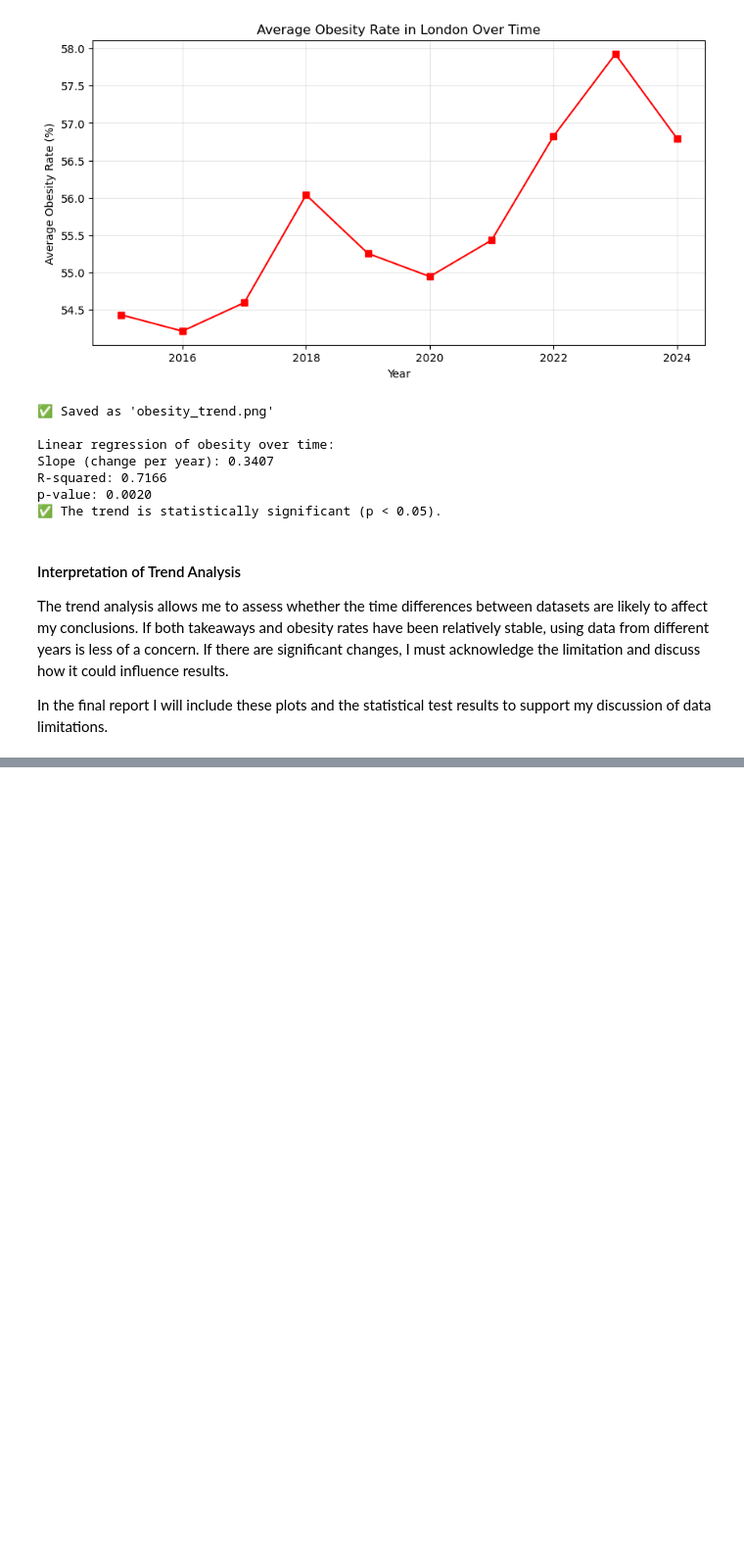
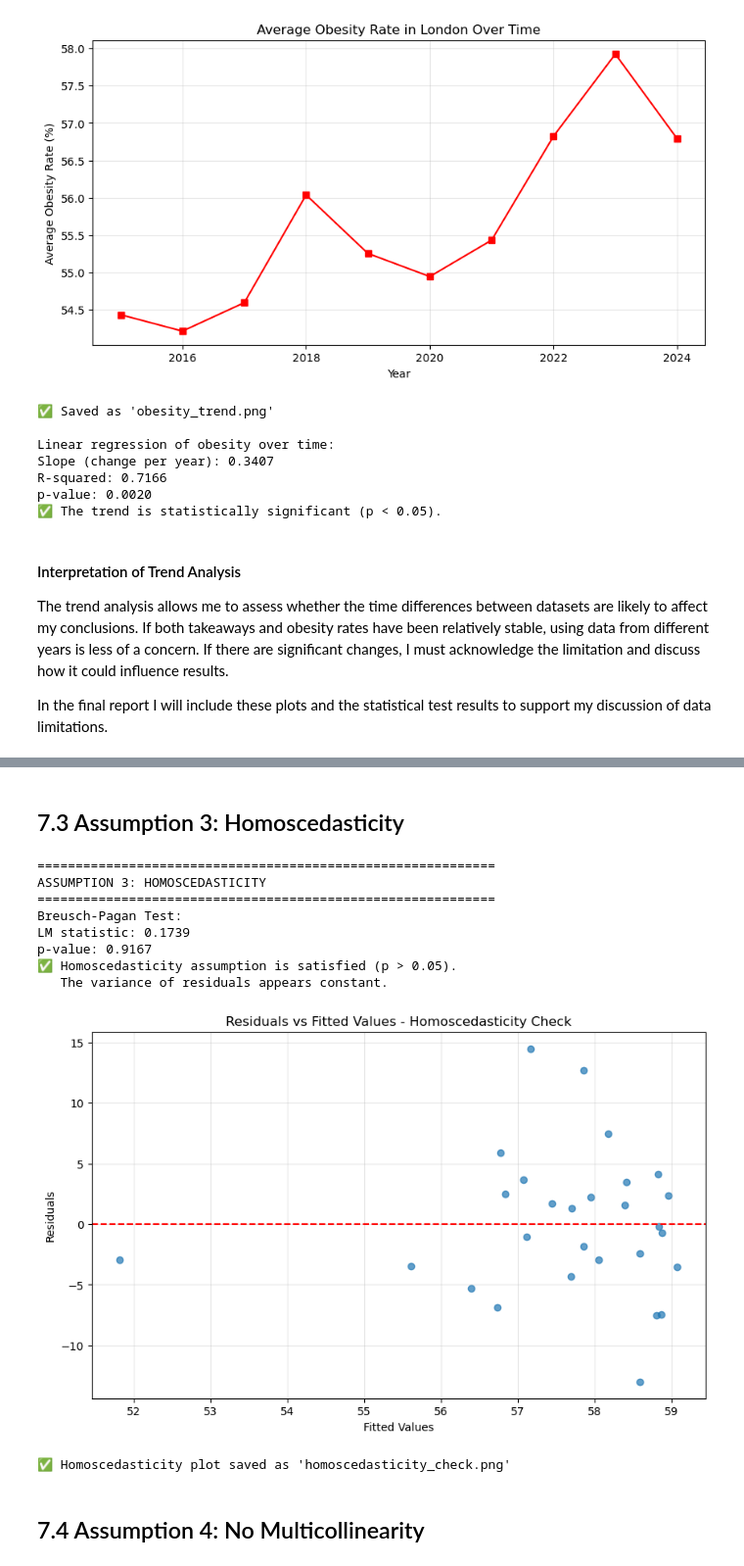
Before and after one commit to iamzisan/Advance-MSc-Project_Takeaway-Density-Deprivation-Obesity-in-London, a Jupyter notebook: MSc Project Source Code.ipynb, the cells around one changed output, grey strips where cells are left out. Shown at 98% size. Drawn from its saved outputs; the diff is of its cells as text; code cells hidden in the pictures; blank space fills up the shorter version.

```diff
--- a/MSc Project Source Code.ipynb
+++ b/MSc Project Source Code.ipynb
@@ -1728,0 +2057,51 @@ In the final report I will include these plots and the statistical test results
+# %% [markdown]
+## 7.3 Assumption 3: Homoscedasticity
+# %%
+# ============================================================
+# Section 7.3: Assumption 3 - Homoscedasticity
+# ============================================================
+
+print("\n" + "="*60)
+print("ASSUMPTION 3: HOMOSCEDASTICITY")
+print("="*60)
+
+# Breusch-Pagan test
+bp_test = het_breuschpagan(model_b.resid, model_b.model.exog)
+bp_lm, bp_p, bp_f, bp_f_p = bp_test
+
+print("Breusch-Pagan Test:")
+print(f"LM statistic: {bp_lm:.4f}")
+print(f"p-value: {bp_p:.4f}")
+
+if bp_p > 0.05:
+    print("✅ Homoscedasticity assumption is satisfied (p > 0.05).")
+    print("   The variance of residuals appears constant.")
+else:
+    print("⚠️ Heteroscedasticity may be present (p <= 0.05).")
+    print("   The variance of residuals may not be constant.")
+
+# Residuals vs Fitted plot
+plt.figure(figsize=(10, 6))
+plt.scatter(model_b.fittedvalues, model_b.resid, alpha=0.7)
+plt.axhline(y=0, color='red', linestyle='--')
+plt.xlabel('Fitted Values')
+plt.ylabel('Residuals')
+plt.title('Residuals vs Fitted Values - Homoscedasticity Check')
+plt.grid(True, alpha=0.3)
+plt.savefig('homoscedasticity_check.png', dpi=150)
+plt.show()
+
+print("✅ Homoscedasticity plot saved as 'homoscedasticity_check.png'")
+# %% [output]
+============================================================
+ASSUMPTION 3: HOMOSCEDASTICITY
+============================================================
+Breusch-Pagan Test:
+LM statistic: 0.1739
+p-value: 0.9167
+✅ Homoscedasticity assumption is satisfied (p > 0.05).
+   The variance of residuals appears constant.
+[figure, added]
+✅ Homoscedasticity plot saved as 'homoscedasticity_check.png'
+# %% [markdown]
+## 7.4 Assumption 4: No Multicollinearity
```
Also changed, not shown: parts of 16 cells of this notebook, 5 other files.
